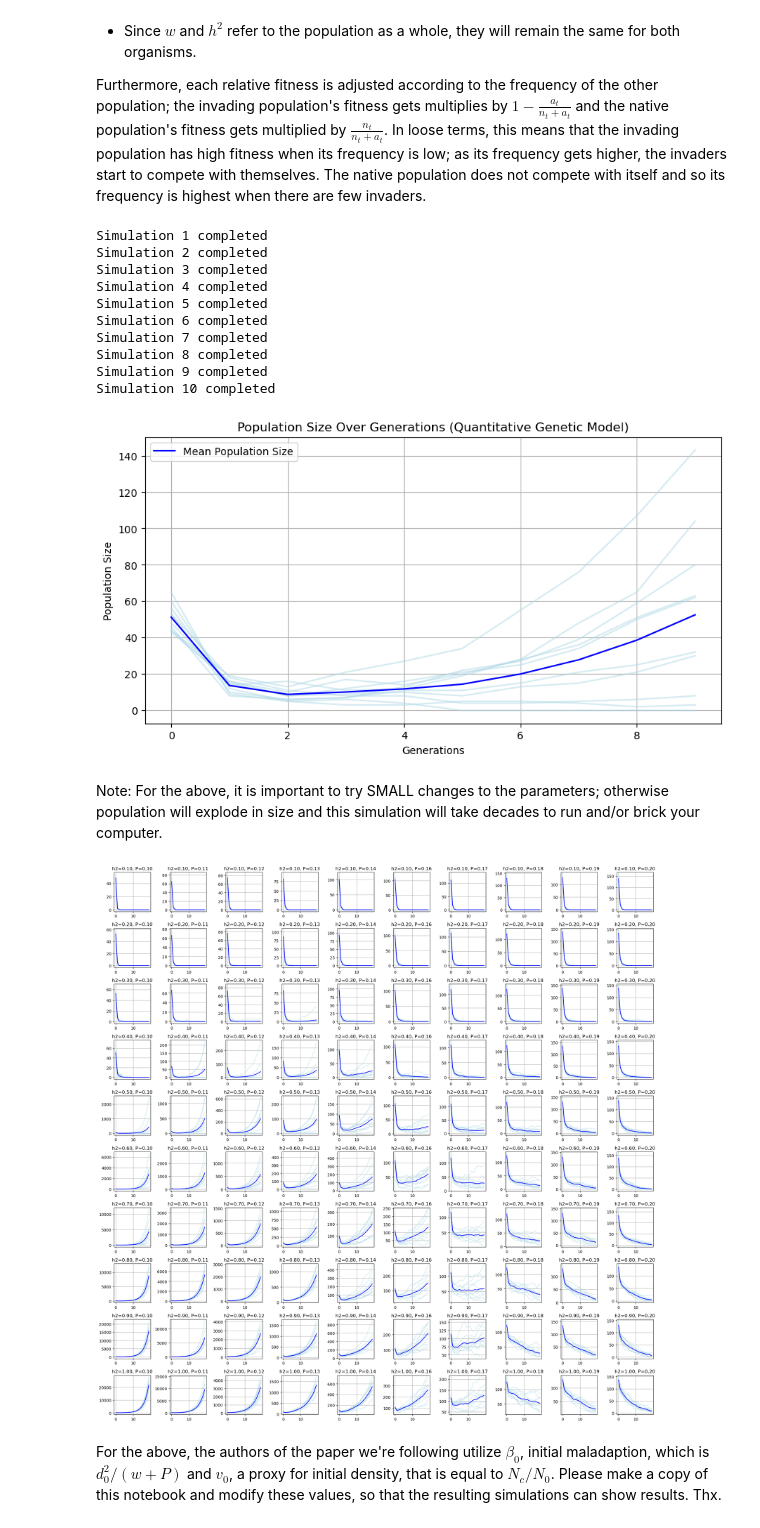
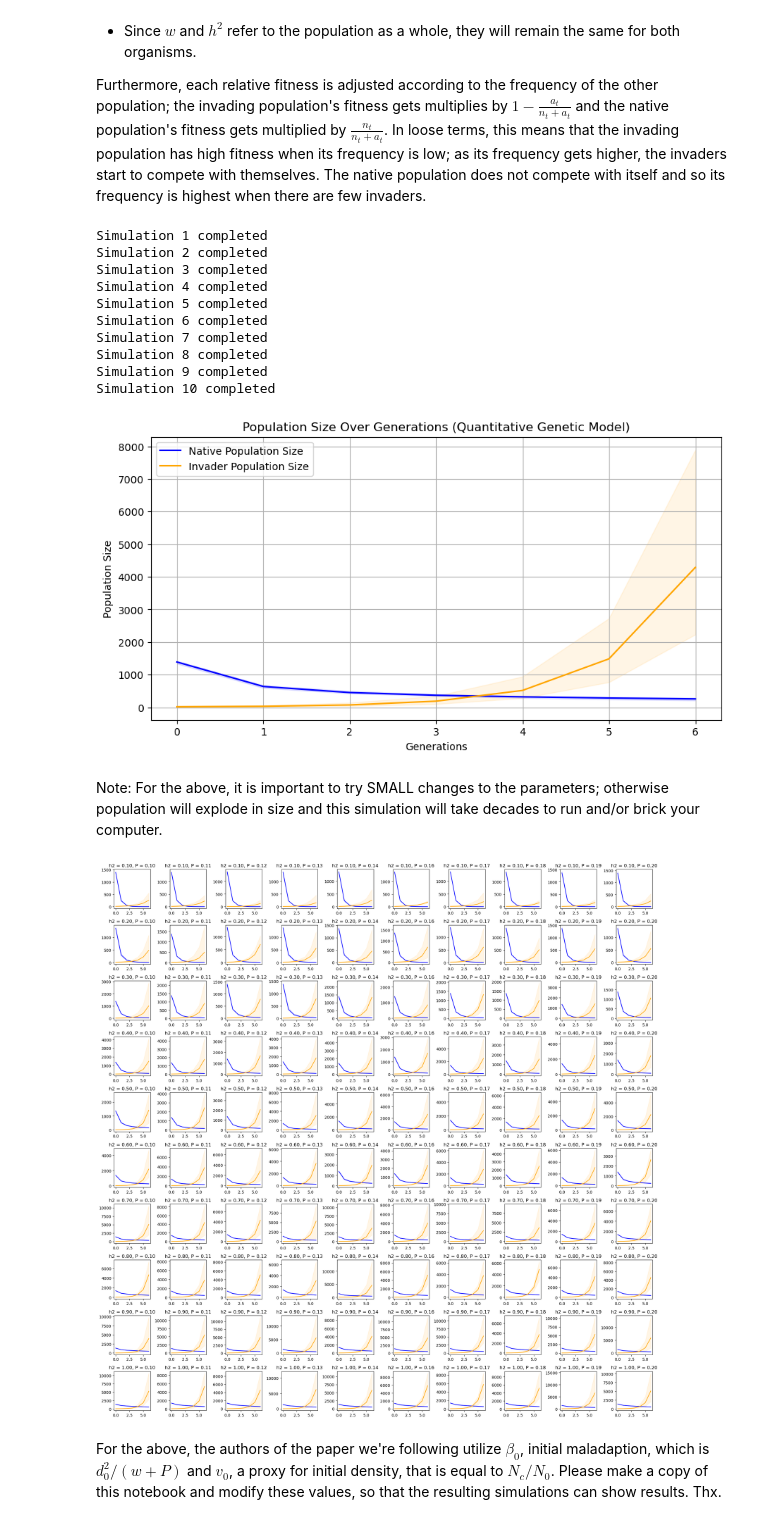
Before and after one commit to jonazhu/extinctionmodeling, a Jupyter notebook: q2_invadingspecies/invader_model.ipynb, the cells around one changed output. Saved outputs shown, nothing was run; the diff lists cells and outputs as text; code cells hidden in the pictures.

Commit message:
working on model 2

```diff
--- a/q2_invadingspecies/invader_model.ipynb
+++ b/q2_invadingspecies/invader_model.ipynb
@@ -368,16 +390,21 @@ def quantgen_model(n_init, w_max, w, P, h2, generations=100, n_sims=1, printout=
 # %%
 #run the model
-n_init = 1000
-w_max = 2
+n_init = 10000
+a_init = 10
+wn_max = 2
+wa_max = 4
 w = 0.1
-P = 0.1
+P_n = 0.2
+P_a = 0.1
 h2 = 0.6
-pops, mean_pops = quantgen_model(n_init, w_max, w, P, h2, generations=10, n_sims=10, printout=True)
+native, invader, native_mean, invader_mean = quantgen_model(n_init, a_init, wn_max, wa_max, w, P_n, P_a, h2, generations=7, n_sims=10, printout=True)
 
 #plot the results
 plt.figure(figsize=(10, 5))
-plt.plot(pops.T, color='lightblue', alpha=0.5)
-plt.plot(mean_pops, color='blue', label='Mean Population Size')
+plt.plot(native_mean, label='Native Population Size', color='blue')
+plt.plot(invader_mean, label='Invader Population Size', color='orange')
+plt.fill_between(range(len(native[0])), np.min(native, axis=0), np.max(native, axis=0), color='blue', alpha=0.1)
+plt.fill_between(range(len(invader[0])), np.min(invader, axis=0), np.max(invader, axis=0), color='orange', alpha=0.1)
 plt.title('Population Size Over Generations (Quantitative Genetic Model)')
 plt.xlabel('Generations')
 plt.ylabel('Population Size')
@@ -395,32 +422,37 @@ Simulation 7 completed
 Simulation 8 completed
 Simulation 9 completed
 Simulation 10 completed
-[figure, old version]
+[figure, new version]
 # %% [markdown]
 Note: For the above, it is important to try SMALL changes to the parameters; otherwise population will explode in size and this simulation will take decades to run and/or brick your computer.
 # %%
 #same as simple two-step model, but with various values of P and h2
 h2s = np.linspace(0.1, 1, 10)
 Ps = np.linspace(0.1, 0.2, 10)
-pops_all = []
-mean_pops_all = []
+native_all = []
+invader_all = []
+mean_invaders = []
+mean_natives = []
 for h2 in h2s:
     for P in Ps:
-        pops, mean_pops = quantgen_model(n_init, w_max, w, P, h2, generations=20, n_sims=10)
-        pops_all.append(pops)
-        mean_pops_all.append(mean_pops)
+        native, invader, mean_native, mean_invader = quantgen_model(n_init, a_init, wn_max, wa_max, w, P_n, P_a, h2, generations=7, n_sims=10)
+        native_all.append(native)
+        invader_all.append(invader)
+        mean_natives.append(mean_native)
+        mean_invaders.append(mean_invader)
 
 #plot all the runs in a grid of 10x10 subplots
 fig, axs = plt.subplots(10, 10, figsize=(20, 20))
-for i, pops in enumerate(pops_all):
+for i, pops in enumerate(native_all):
     ax = axs[i // 10, i % 10]
-    ax.plot(pops.T, color='lightblue', alpha=0.5)
-    ax.plot(mean_pops_all[i], color='blue', label='Mean Population Size')
-    ax.set_title(f'h2={h2s[i // 10]:.2f}, P={Ps[i % 10]:.2f}')
-    ax.grid()
+    ax.plot(mean_natives[i], label='Native Population', color='blue')
+    ax.plot(mean_invaders[i], label='Invader Population', color='orange')
+    ax.fill_between(range(len(pops[0])), np.min(pops, axis=0), np.max(pops, axis=0), color='blue', alpha=0.1)
+    ax.fill_between(range(len(invader_all[i][0])), np.min(invader_all[i], axis=0), np.max(invader_all[i], axis=0), color='orange', alpha=0.1)
+    ax.set_title(f"h2 = {h2s[i // 10]:.2f}, P = {Ps[i % 10]:.2f}")
 plt.tight_layout()
 plt.show()
 # %% [output]
-[figure, old version]
+[figure, new version]
 # %% [markdown]
 For the above, the authors of the paper we're following utilize $\beta_0$, initial maladaption, which is $d_0^2 / (w + P)$ and $v_0$, a proxy for initial density, that is equal to $N_c / N_0$. Please make a copy of this notebook and modify these values, so that the resulting simulations can show results. Thx.
```
Also changed, not shown: parts of 2 cells of this notebook, 2 other files.
